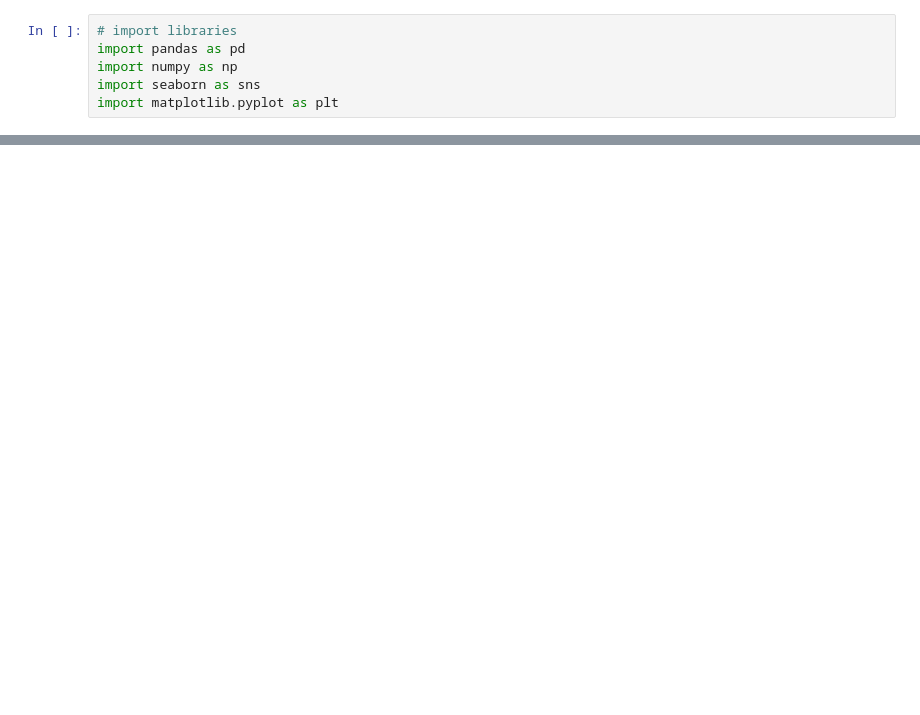
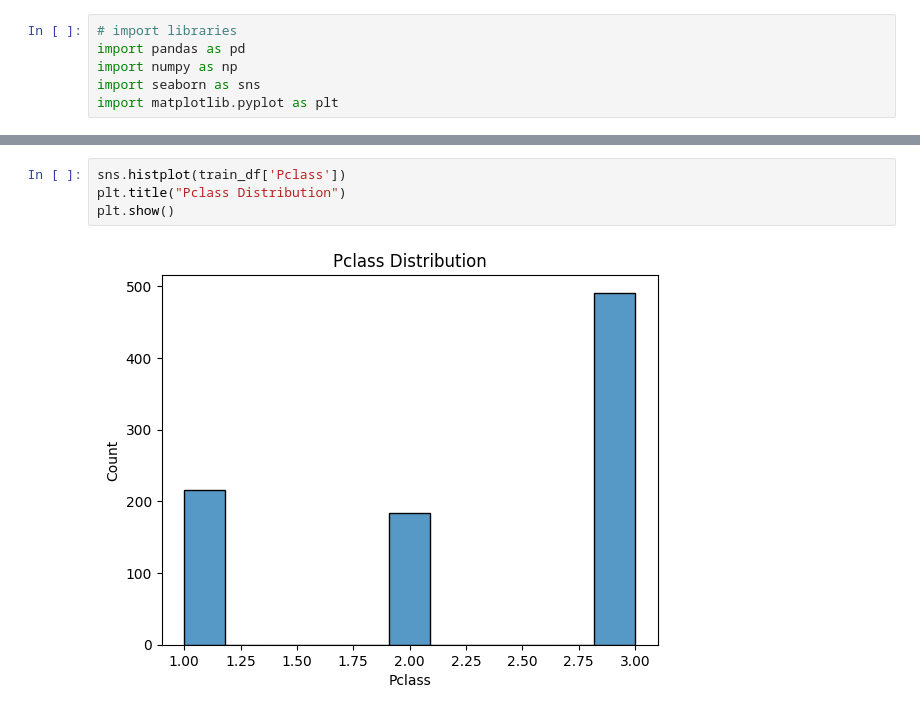
Before and after one commit to Pandey23000Om/Python-Workbook, a Jupyter notebook: EDA-Titanic/EDA.ipynb, the cells around one changed output, grey strips where cells are left out. Cells and saved outputs as stored; diff of their text form; blank space fills up the shorter version.

```diff
--- a/EDA-Titanic/EDA.ipynb
+++ b/EDA-Titanic/EDA.ipynb
@@ -45,0 +133,6 @@ Count plots using sns.countplot() to see class distribution.
+# %%
+sns.histplot(train_df['Pclass'])
+plt.title("Pclass Distribution")
+plt.show()
+# %% [output]
+[figure, added]
```
Also changed, not shown: parts of 40 cells of this notebook, 3 other files.
